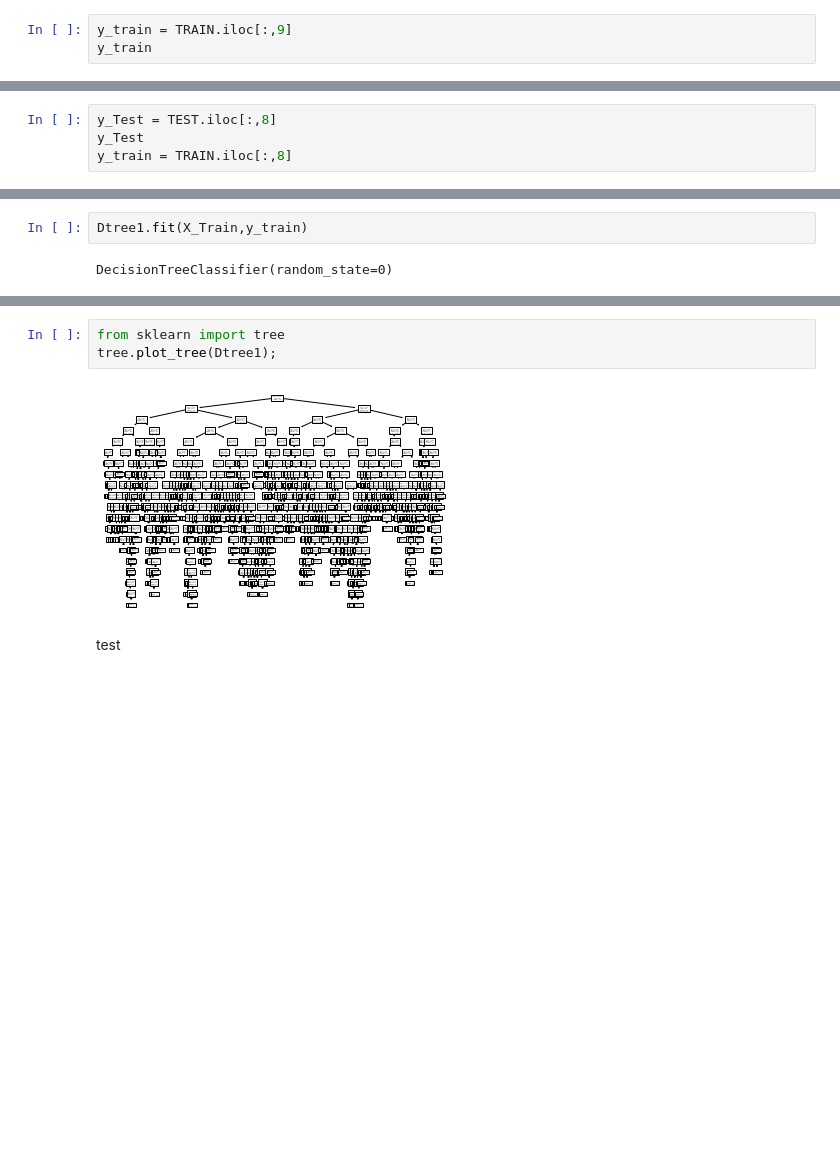
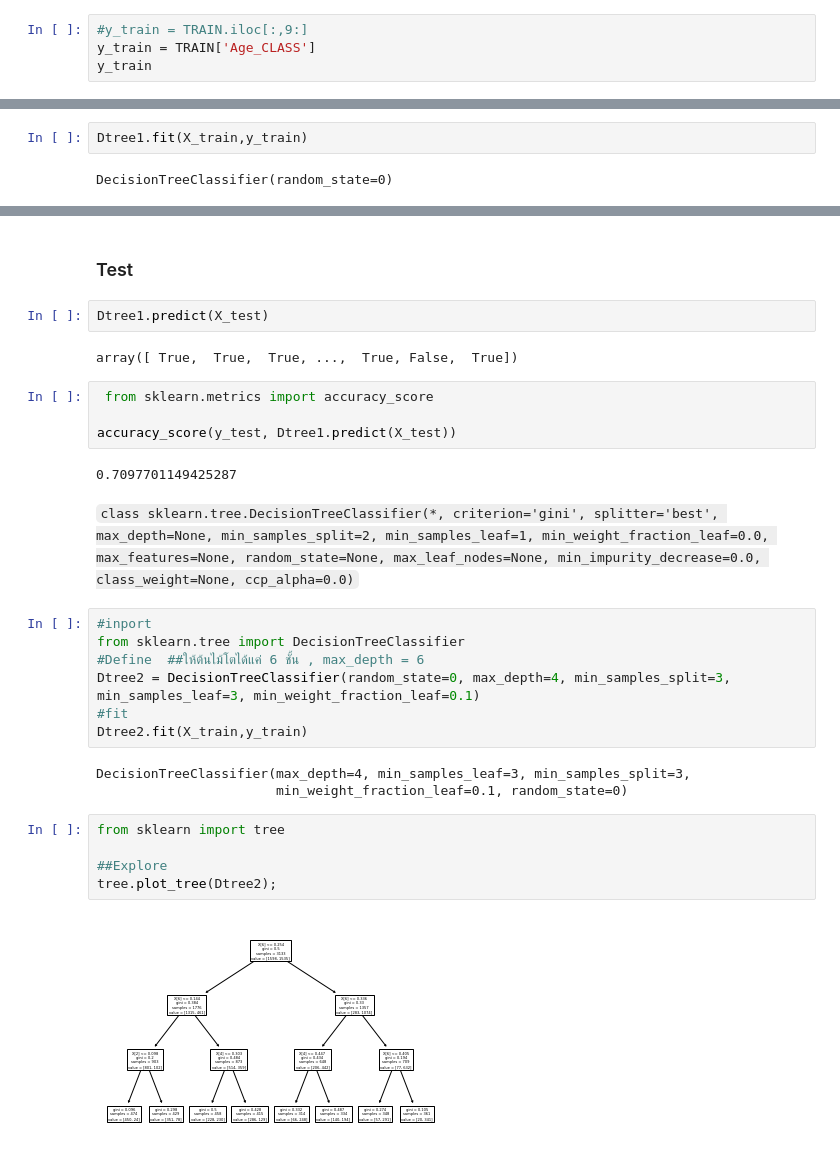
Before and after one commit to ikarosgn/data_viz, a Jupyter notebook: Classification.ipynb, the cells around one changed output, grey strips where cells are left out. Saved outputs shown, nothing was run; the diff lists cells and outputs as text; blank space fills up the shorter version.

```diff
--- a/Classification.ipynb
+++ b/Classification.ipynb
@@ -132,5 +169,6 @@ X_Train
 # %%
-y_train = TRAIN.iloc[:,9]
+#y_train = TRAIN.iloc[:,9:]
+y_train = TRAIN['Age_CLASS']
 y_train
 # %% [output]
 0        True
@@ -204,4 +185,0 @@ X_Test
-# %%
-y_Test = TEST.iloc[:,8]
-y_Test
-y_train = TRAIN.iloc[:,8]
@@ -222,4 +234,4 @@ Dtree1 = DecisionTreeClassifier(random_state=0)
 # %%
-Dtree1.fit(X_Train,y_train)
+Dtree1.fit(X_train,y_train)
 # %% [output]
 DecisionTreeClassifier(random_state=0)
@@ -228,8 +238,32 @@ print tree นอกขั้นตอนๆ
+# %% [markdown]
+### Test
+# %%
+Dtree1.predict(X_test)
+# %% [output]
+array([ True,  True,  True, ...,  True, False,  True])
+# %%
+ from sklearn.metrics import accuracy_score
+
+accuracy_score(y_test, Dtree1.predict(X_test))
+# %% [output]
+0.7097701149425287
+# %% [markdown]
+`class sklearn.tree.DecisionTreeClassifier(*, criterion='gini', splitter='best', max_depth=None, min_samples_split=2, min_samples_leaf=1, min_weight_fraction_leaf=0.0, max_features=None, random_state=None, max_leaf_nodes=None, min_impurity_decrease=0.0, class_weight=None, ccp_alpha=0.0)`
+# %%
+#inport
+from sklearn.tree import DecisionTreeClassifier
+#Define  ##ให้ต้นไม้โตได้แค่ 6 ชั้น , max_depth = 6
+Dtree2 = DecisionTreeClassifier(random_state=0, max_depth=4, min_samples_split=3, min_samples_leaf=3, min_weight_fraction_leaf=0.1)
+#fit
+Dtree2.fit(X_train,y_train)
+# %% [output]
+DecisionTreeClassifier(max_depth=4, min_samples_leaf=3, min_samples_split=3,
+                       min_weight_fraction_leaf=0.1, random_state=0)
 # %%
 from sklearn import tree
-tree.plot_tree(Dtree1);
+
+##Explore
+tree.plot_tree(Dtree2);
 # %% [output]
-[figure, old version]
+[figure, new version]
-# %% [markdown]
-test
 # %%
```
Also changed, not shown: parts of 51 cells of this notebook.
